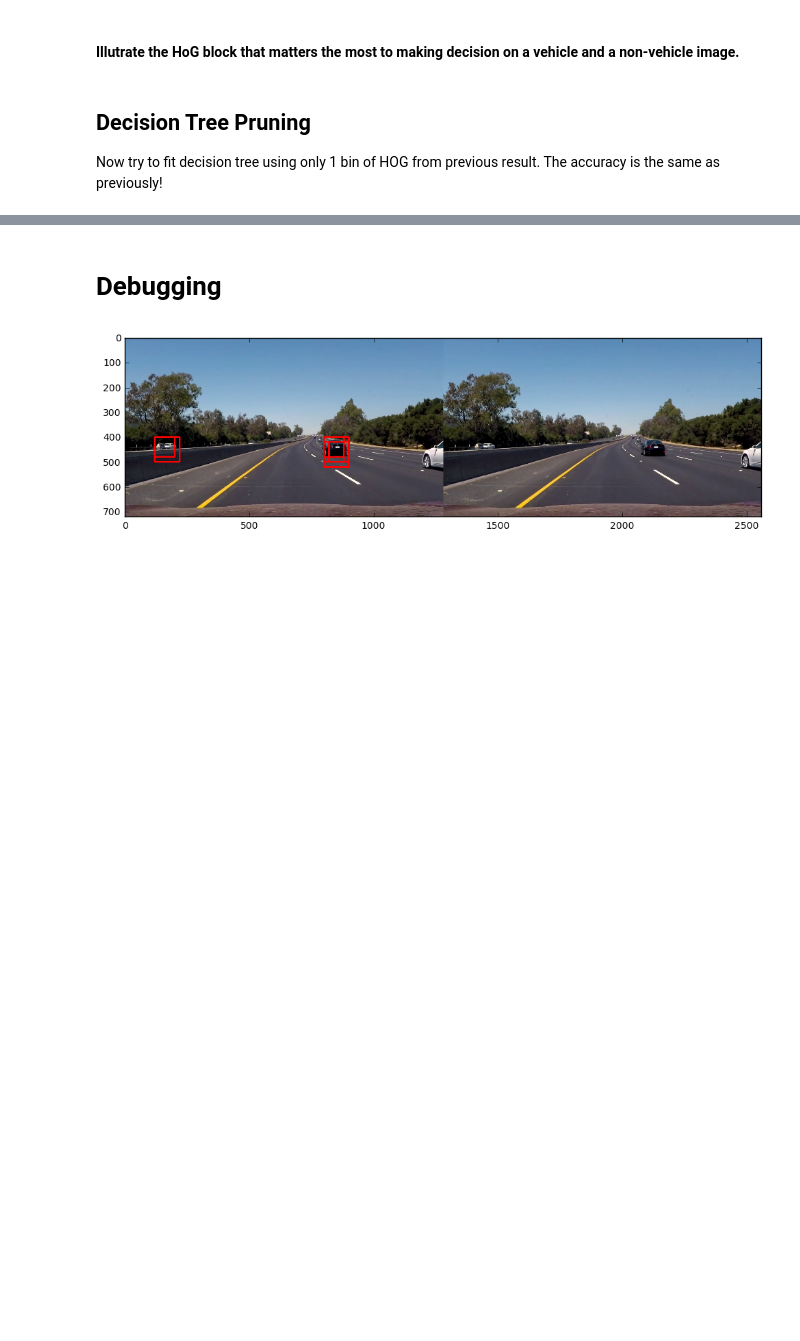
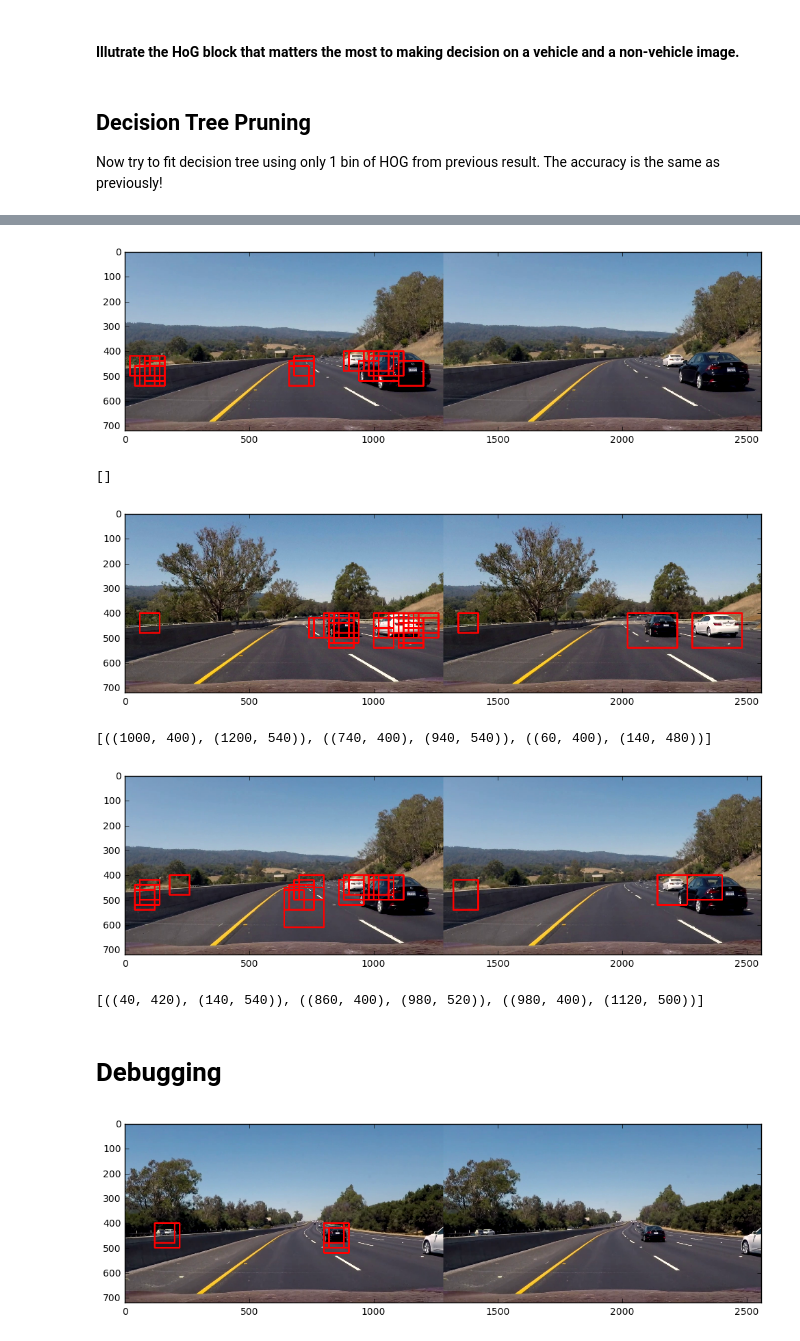
Before and after one commit to soon-yau/SDCND_Term1, a Jupyter notebook: vehicle-detect-tracking/vehicle-detect-track.ipynb, the cells around one changed output, grey strips where cells are left out. Saved outputs shown, nothing was run; the diff lists cells and outputs as text; code cells hidden in the pictures; blank space fills up the shorter version.

```diff
--- a/vehicle-detect-tracking/vehicle-detect-track.ipynb
+++ b/vehicle-detect-tracking/vehicle-detect-track.ipynb
@@ -195,14 +385,3 @@ draw_hog_block(img_path)
 # %% [markdown]
 # Decision Tree
 We use decision tree to examine which HOG feature is important. We will then use this information to explore pruning i.e. removing features that are not important, which can show significant reductino in the feature and hence improved computational time.
-# %%
-from sklearn import tree
-X_train, X_test, y_train, y_test=process_datasets(features='hog',hog_idx=None)
-clf=tree.DecisionTreeClassifier()
-clf.fit(X_train,y_train)
-
-pred=clf.predict(X_test)
-accuracy=np.mean(pred==y_test)
-print(accuracy)
-
-tree.export_graphviz(clf, out_file='tree.dot')
@@ -221,11 +411,3 @@ plt.show()
 # %% [markdown]
 ## Decision Tree Pruning
 Now try to fit decision tree using only 1 bin of HOG from previous result. The accuracy is the same as previously!
-# %%
-X_train, X_test, y_train, y_test=process_datasets(features='hog_and_color',hog_idx=[81])
-clf=tree.DecisionTreeClassifier()
-clf.fit(X_train,y_train)
-
-pred=clf.predict(X_test)
-accuracy=np.mean(pred==y_test)
-print('Test accuracy', accuracy)
@@ -246,9 +413,0 @@ def predict_vehicle(clf, image):
-# %%
-X_train, X_test, y_train, y_test=process_datasets(features='hog_and_color', color_space='LUV')
-
-clf=svm.SVC(kernel='linear')
-clf.fit(X_train,y_train)
-
-y_pred=clf.predict(X_test)
-val_acc=accuracy_score(y_test, y_pred)
-print('Validation accuray %.4f'%val_acc)
@@ -325,7 +458,7 @@ class CarDetector(object):
                 if x_right>img.shape[1]:
                     break
                 window=img[y_top:y_bottom,x_left:x_right,:]
-                detected=predict_vehicle(self.classifier, window)
+                detected=self.classifier.predict(window)
                 if dbg==True or detected:
                     yield(((x_left,y_top),(x_right,y_bottom)))
                 else:
@@ -480,15 +613,21 @@ class CarDetector(object):
 
         return(aug_img)
 
-car_detector=CarDetector(clf)
+car_detector=CarDetector(cls)
 # %%
-
 img=read_image('test758.jpg')
-_=car_detector.pipeline(img, True)
+_=car_detector.pipeline(image=img, aug_lane=False, dbg=True)
 img=read_image('test759.jpg')
-_=car_detector.pipeline(img, True)
+_=car_detector.pipeline(image=img, aug_lane=False, dbg=True)
 img=read_image('test760.jpg')
-_=car_detector.pipeline(img, True)
+_=car_detector.pipeline(image=img, aug_lane=False, dbg=True)
+# %% [output]
+[figure, added]
+[]
+[figure, added]
+[((1000, 400), (1200, 540)), ((740, 400), (940, 540)), ((60, 400), (140, 480))]
+[figure, added]
+[((40, 420), (140, 540)), ((860, 400), (980, 520)), ((980, 400), (1120, 500))]
 # %% [markdown]
 # Debugging
 # %%
```
Also changed, not shown: parts of 27 cells of this notebook.
